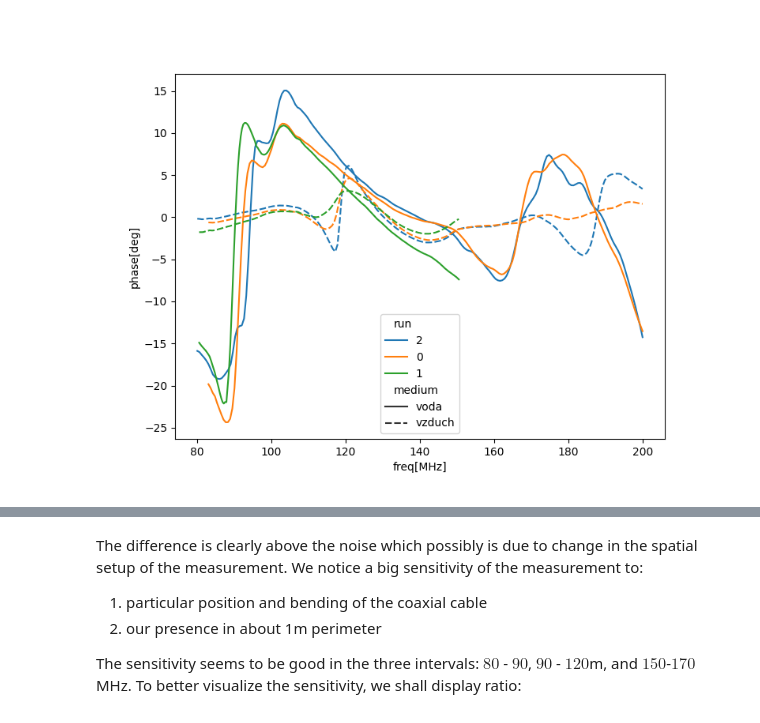
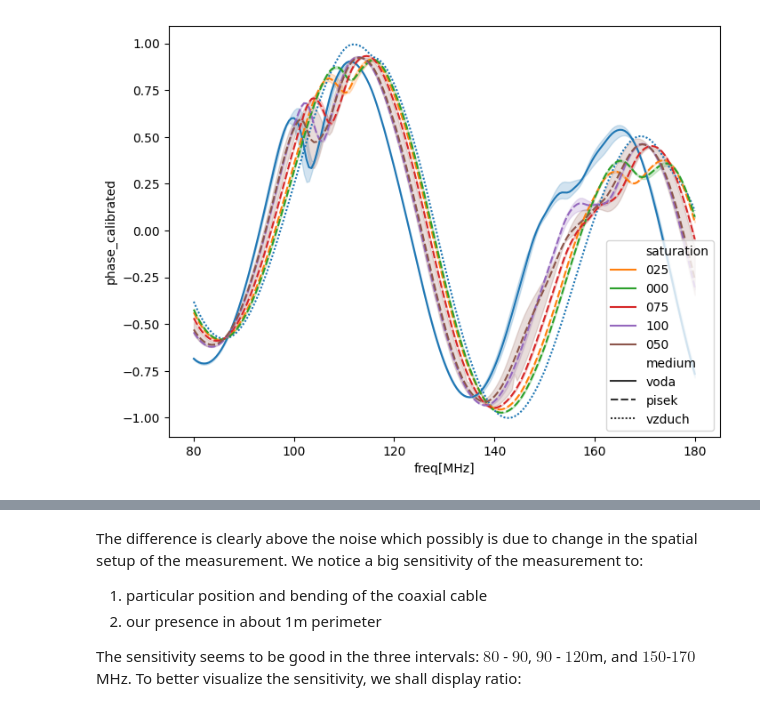
Before and after one commit to jbrezmorf/HLAVO, a Jupyter notebook: notebooks/VNA measurement processing.ipynb, the cells around one changed output, grey strips where cells are left out. Cells and saved outputs as stored; diff of their text form; code cells hidden in the pictures.

Commit message:
EM measurement update

```diff
--- a/notebooks/VNA measurement processing.ipynb
+++ b/notebooks/VNA measurement processing.ipynb
@@ -11,10 +11,12 @@ import re
 # %%
 column_mapping = {
     'freq[Hz]': 'freq',
-    'Magnitude_S11[dB]': 'magnitude',
-    'Phase_S11[°]': 'phase',
-    'mag:Smith_S11[U]': 'smith_mag',
-    'ang:Smith_S11[°]': 'smith_ang'
+    're:Magnitude_Z<-S11[Ohm]': 'magnitude_re',
+    'im:Magnitude_Z<-S11[Ohm]': 'magnitude_im',
+    're:Phase_S11': 'phase_re',
+    'im:Phase_S11': 'phase_im',
+    're:Smith_S11': 'smith_re',
+    'im:Smith_S11': 'smith_im'
 }
 
 def phase_fix(phase):
@@ -33,8 +35,8 @@ def make_dataset(f):
     4. fit and subtract linear phase bias due to cable
     5. scale freq to MHz
     """
-    res = re.match("[^/]*/(voda|vzduch)_([0-9]).csv", str(f))
-    medium, i_run = res.groups()
+    res = re.match("[^/]*/(voda|vzduch|pisek)([0-9]*)_([0-9]).csv", str(f))
+    medium, saturation, i_run = res.groups()
     df = pd.read_csv(f, sep=';', comment='#', encoding='latin-1')
 
     # Rename columns based on the mapping
@@ -42,12 +44,13 @@ def make_dataset(f):
     df.drop(columns=unknown_cols, inplace=True)
     df.rename(columns=column_mapping, inplace=True)
 
-    df['phase_fix'] = phase_fix(np.array(df.phase))
+    df['phase_fix'] = phase_fix(np.array(df.phase_re))
     speed, shift = np.polyfit(df.freq, df.phase_fix, deg=1)
     print(f"{medium}, #{i_run}: cable_phase = {shift} + {speed} * freq")
     df['phase_cal_shift'] = shift
     df['phase_cal_speed'] = speed
     df['medium'] = medium
+    df['saturation'] = saturation
     df['run'] = i_run
     phase_calibrated = df.phase_fix - shift - speed * df.freq
     #plt.plot(phase_calibrated)
@@ -55,12 +58,12 @@ def make_dataset(f):
     df.freq /=1e6
     return df
 
-measurement_dir=Path("./2023_06_16")
+measurement_dir=Path("./2023_06_22")
 datasets = [
     make_dataset(f)
-    for f in measurement_dir.glob("*_[0-9].csv")
+    for f in measurement_dir.glob("*.csv")
 ]
 df = pd.concat(datasets, ignore_index=True)
 
-#print(df)
+print(df[0:10])
 # %% [output]
@@ -73,13 +87,18 @@ vzduch, #0: cable_phase = 358.1849702769717 + -6.2918741971923165e-06 * freq
 # %%
 """
 Plot phase runs.
 """
-plt.figure(figsize=(8, 6))
-sns.lineplot(data=df, x='freq', y='phase_calibrated', hue='run', style='medium')
+def plot_quantity(df, col_name):
+    plt.figure(figsize=(8, 6))
+    sns.lineplot(data=df, x='freq', y=col_name, hue='saturation', style='medium')
 
-# Add labels and title
-plt.xlabel('freq[MHz]')
-plt.ylabel('phase[deg]')
-plt.show()
+    # Add labels and title
+    plt.xlabel('freq[MHz]')
+    plt.ylabel(f'{col_name}')
+    plt.savefig(f'{col_name}.pdf')
+    plt.show()
+
+
+plot_quantity(df, 'phase_calibrated')
 # %% [output]
-[figure, old version]
+[figure, new version]
```
Also changed, not shown: parts of 7 cells of this notebook, 19 other files.
